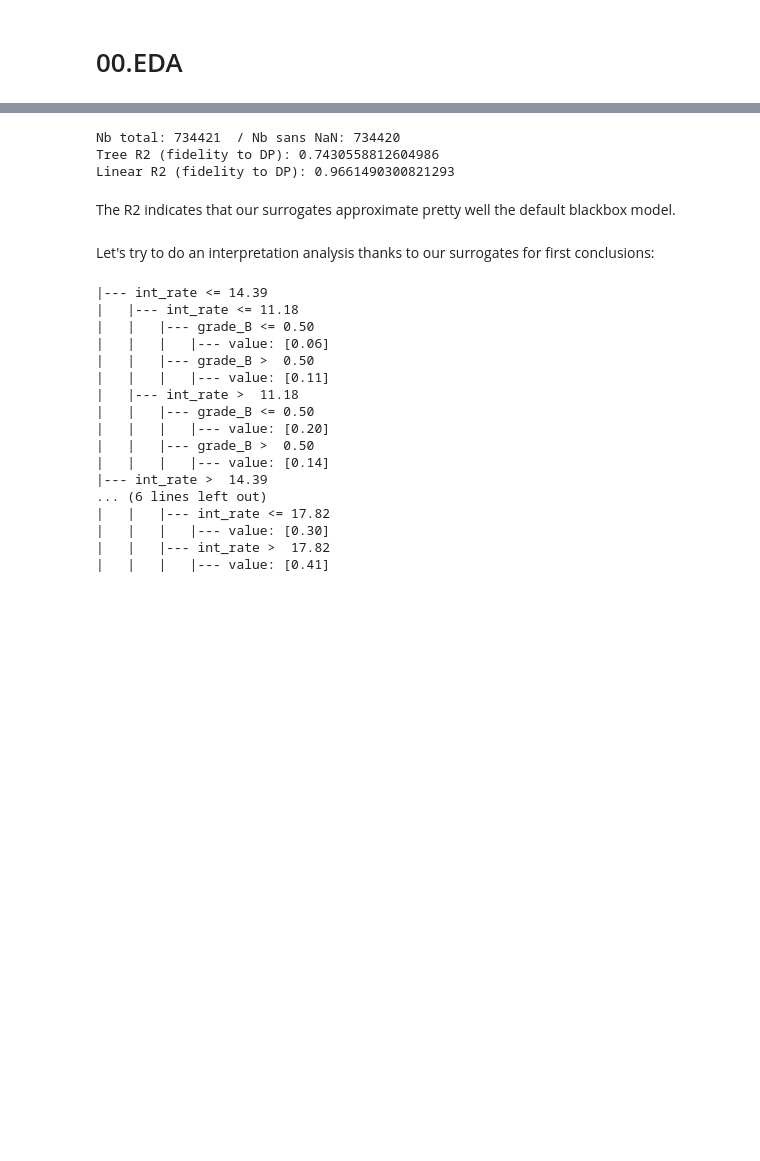
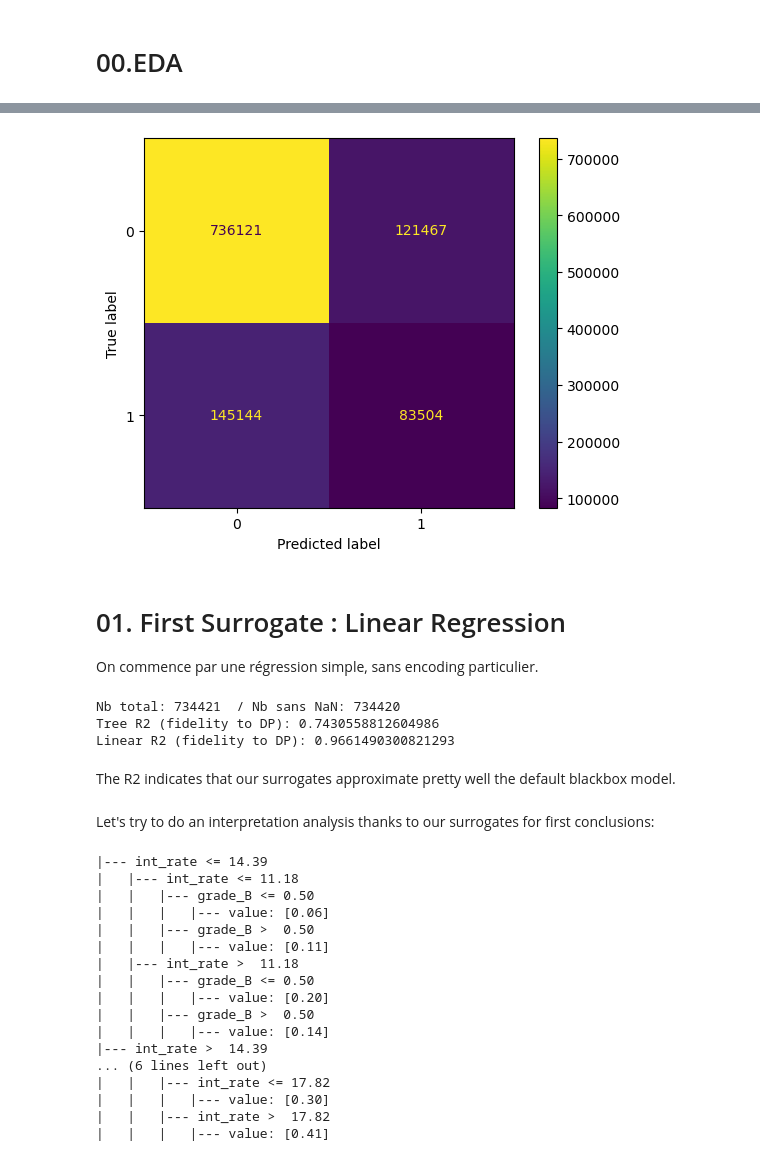
Before and after one commit to thom1100/fairness_project, a Jupyter notebook: project_notebook.ipynb, the cells around one changed output, grey strips where cells are left out. Cells and saved outputs as stored; diff of their text form; code cells hidden in the pictures; blank space fills up the shorter version.

```diff
--- a/project_notebook.ipynb
+++ b/project_notebook.ipynb
@@ -89,0 +78,13 @@ No DP column found — vérifie le nom exact dans le fichier de description.
+# %%
+from sklearn.metrics import confusion_matrix, ConfusionMatrixDisplay
+
+cm = confusion_matrix(df["target"], df["Predictions"])
+disp = ConfusionMatrixDisplay(cm)
+disp.plot();
+# %% [output]
+[figure, added]
+# %% [markdown]
+# 01. First Surrogate : Linear Regression
+
+
+On commence par une régression simple, sans encoding particulier.
```
Also changed, not shown: parts of 14 cells of this notebook.
